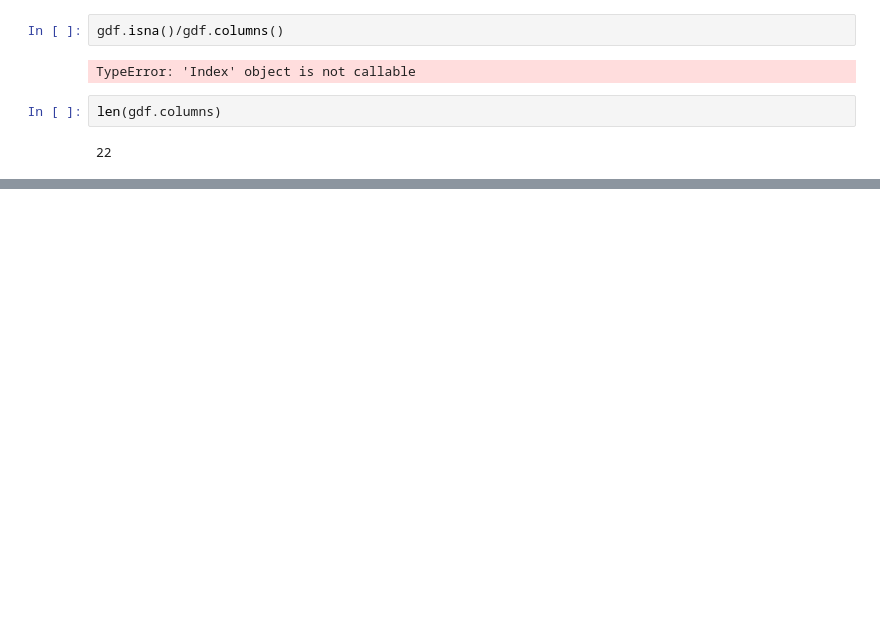
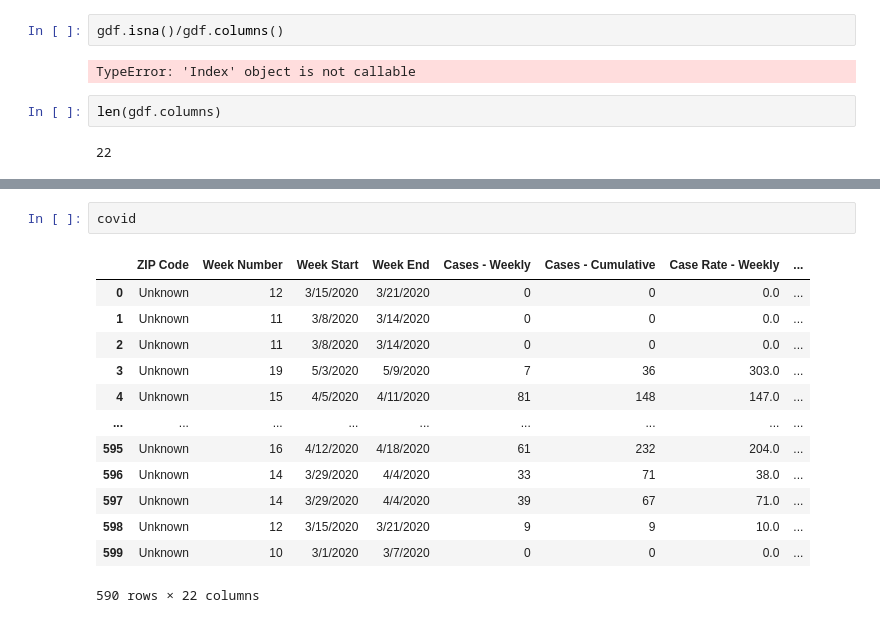
Before and after one commit to igopalan/Covid-Analysis-for-IMPACT, a Jupyter notebook: ProjectImpactCovidCasesbyZip.py.ipynb, the cells around one changed output, grey strips where cells are left out. Cells and saved outputs as stored; diff of their text form; blank space fills up the shorter version.

```diff
--- a/ProjectImpactCovidCasesbyZip.py.ipynb
+++ b/ProjectImpactCovidCasesbyZip.py.ipynb
@@ -217,0 +326,16 @@ len(gdf.columns)
+# %%
+covid
+# %% [output]
+|  | ZIP Code | Week Number | Week Start | Week End | Cases - Weekly | Cases - Cumulative | Case Rate - Weekly | ... |
+| 0 | Unknown | 12 | 3/15/2020 | 3/21/2020 | 0 | 0 | 0.0 | ... |
+| 1 | Unknown | 11 | 3/8/2020 | 3/14/2020 | 0 | 0 | 0.0 | ... |
+| 2 | Unknown | 11 | 3/8/2020 | 3/14/2020 | 0 | 0 | 0.0 | ... |
+| 3 | Unknown | 19 | 5/3/2020 | 5/9/2020 | 7 | 36 | 303.0 | ... |
+| 4 | Unknown | 15 | 4/5/2020 | 4/11/2020 | 81 | 148 | 147.0 | ... |
+| ... | ... | ... | ... | ... | ... | ... | ... | ... |
+| 595 | Unknown | 16 | 4/12/2020 | 4/18/2020 | 61 | 232 | 204.0 | ... |
+| 596 | Unknown | 14 | 3/29/2020 | 4/4/2020 | 33 | 71 | 38.0 | ... |
+| 597 | Unknown | 14 | 3/29/2020 | 4/4/2020 | 39 | 67 | 71.0 | ... |
+| 598 | Unknown | 12 | 3/15/2020 | 3/21/2020 | 9 | 9 | 10.0 | ... |
+| 599 | Unknown | 10 | 3/1/2020 | 3/7/2020 | 0 | 0 | 0.0 | ... |
+590 rows × 22 columns
```
Also changed, not shown: parts of 24 cells of this notebook.
